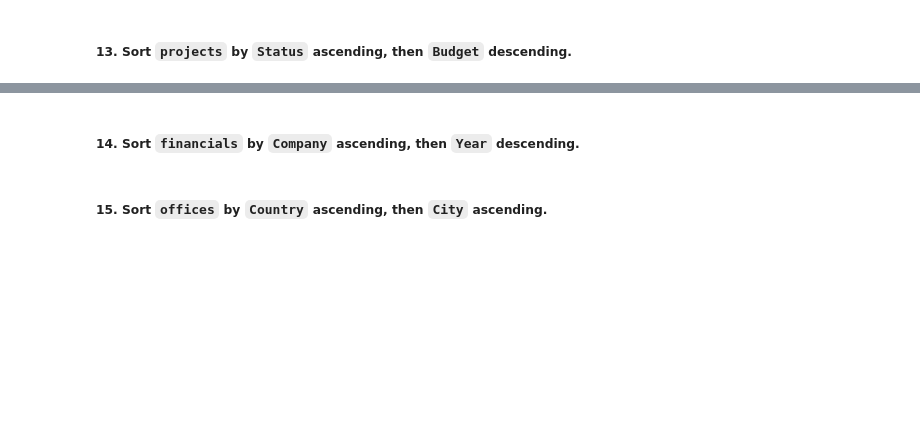
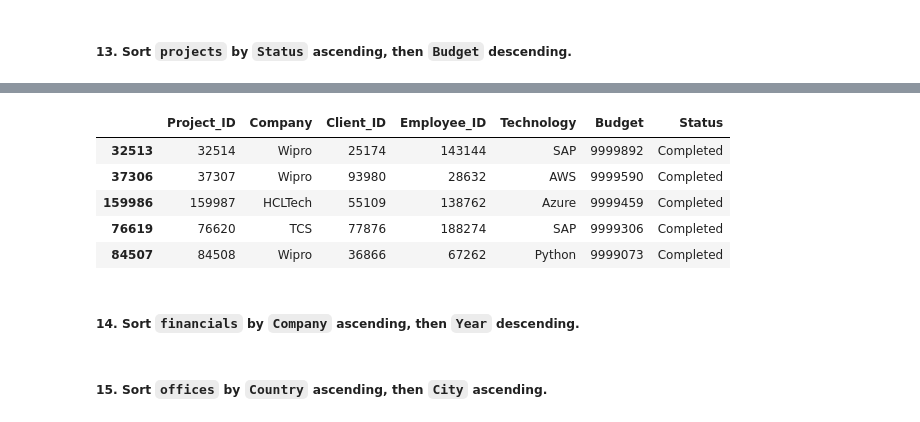
Before and after one commit to shiva3994/Projects, a Jupyter notebook: Python/L_Big4_India.ipynb, the cells around one changed output, grey strips where cells are left out. Drawn from its saved outputs; the diff is of its cells as text; code cells hidden in the pictures; blank space fills up the shorter version.

```diff
--- a/Python/L_Big4_India.ipynb
+++ b/Python/L_Big4_India.ipynb
@@ -1050,3 +1095,12 @@ data_dict['Technologies'].nlargest(5, 'Popularity')
+# %%
+data_dict['Projects'].sort_values(by=['Status','Budget'],ascending=[True,False]).head()
+# %% [output]
+|  | Project_ID | Company | Client_ID | Employee_ID | Technology | Budget | Status |
+| 32513 | 32514 | Wipro | 25174 | 143144 | SAP | 9999892 | Completed |
+| 37306 | 37307 | Wipro | 93980 | 28632 | AWS | 9999590 | Completed |
+| 159986 | 159987 | HCLTech | 55109 | 138762 | Azure | 9999459 | Completed |
+| 76619 | 76620 | TCS | 77876 | 188274 | SAP | 9999306 | Completed |
+| 84507 | 84508 | Wipro | 36866 | 67262 | Python | 9999073 | Completed |
 # %% [markdown]
 ##### 14. Sort `financials` by `Company` ascending, then `Year` descending.
 # %% [markdown]
```
Also changed, not shown: parts of 5 cells of this notebook.
